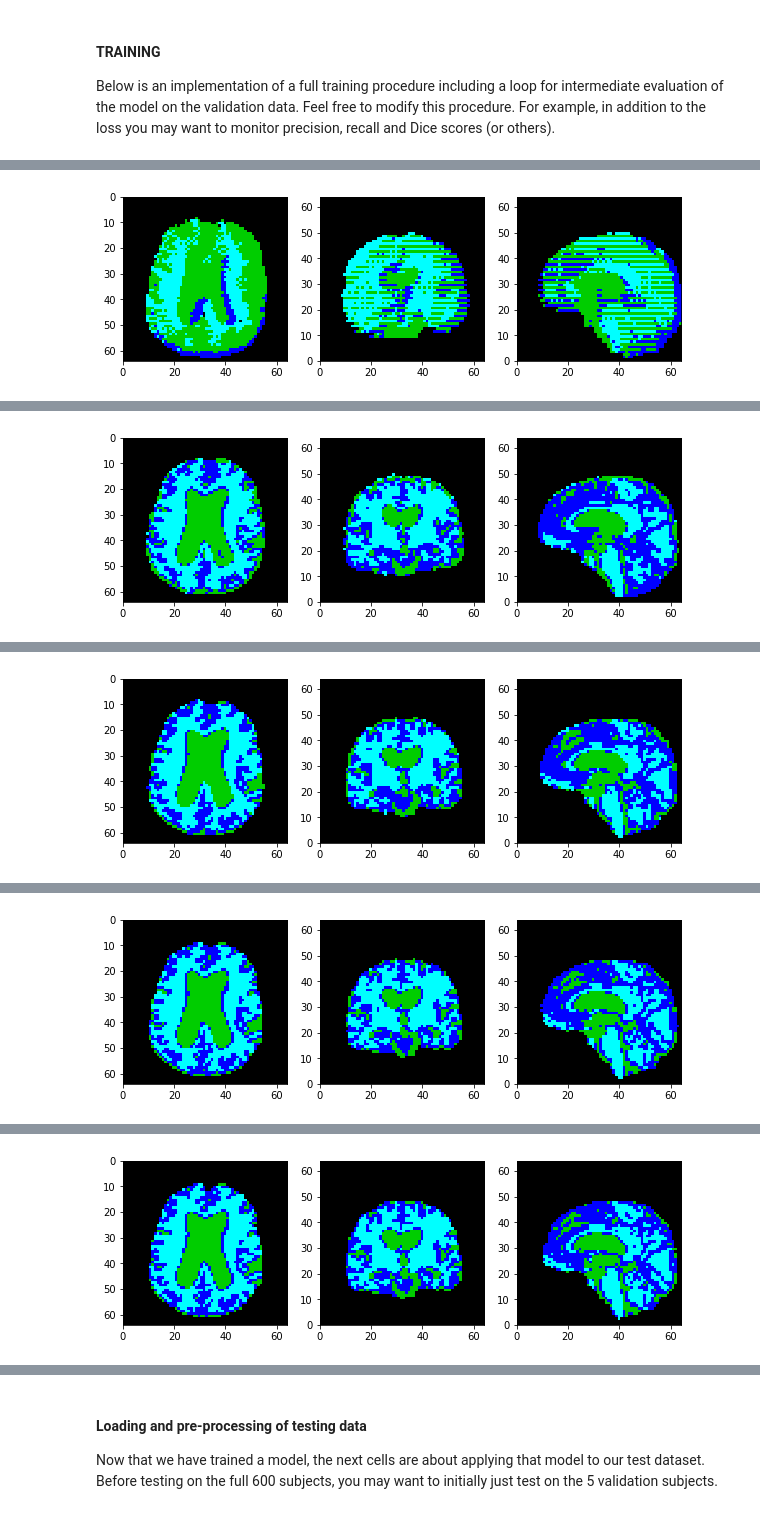
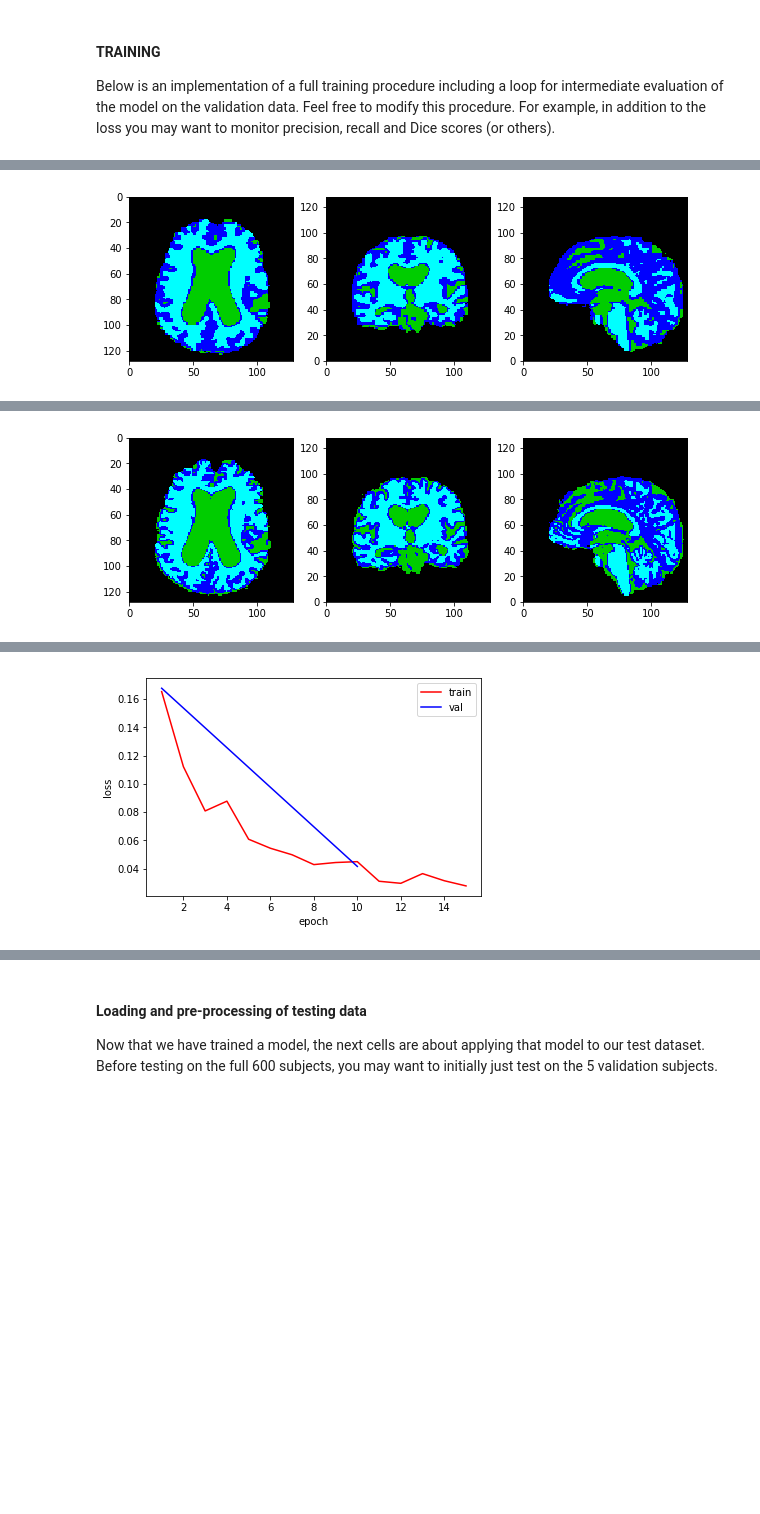
Before and after one commit to 94929/age-regression-from-brain-mri-images, a Jupyter notebook: mli-coursework-2/MLI-CW-2.ipynb, the cells around one changed output, grey strips where cells are left out. Saved outputs shown, nothing was run; the diff lists cells and outputs as text; code cells hidden in the pictures; blank space fills up the shorter version.

Commit message:
Improve Task A-1 by modifying the 3D UNet

```diff
--- a/mli-coursework-2/MLI-CW-2.ipynb
+++ b/mli-coursework-2/MLI-CW-2.ipynb
@@ -163,10 +163,10 @@ Here we set some default hyper-parameters and a starting configuration for the i
 # %%
 rnd_seed = 42 #fixed random seed
 
-img_size = [64, 64, 64]
-img_spacing = [3, 3, 3]
+img_size = [128, 128, 128]
+img_spacing = [1.5, 1.5, 1.5]
 
-num_epochs = 100
+num_epochs = 15
 learning_rate = 0.001
 batch_size = 2
 val_interval = 10
@@ -359,7 +446,7 @@ if not os.path.exists(model_dir):
 #fix random seed
 torch.manual_seed(rnd_seed)
 
-model = UNet3D(in_dim=1, out_dim=num_classes).to(device)
+model = Modified3DUNet(1, num_classes).to(device)
 model.train()
 
 optimizer = torch.optim.Adam(model.parameters(), lr=learning_rate)
@@ -375,7 +462,7 @@ for epoch in range(1, num_epochs + 1):
     for batch_idx, batch_samples in enumerate(dataloader_train):
         img, seg = batch_samples['img'].to(device), batch_samples['seg'].to(device)
         optimizer.zero_grad()
-        prd = model(img)
+        prd = model(img)[1]
         prd_flat = prd.view(prd.size(0), prd.size(1), -1)
         seg_flat = seg.view(seg.size(0), seg.size(1), -1)
         loss = F.cross_entropy(prd_flat, seg_flat.squeeze(1))
@@ -393,7 +480,7 @@ for epoch in range(1, num_epochs + 1):
         with torch.no_grad():
             for data_sample in dataloader_val:
                 img, seg = data_sample['img'].to(device), data_sample['seg'].to(device)
-                prd = model(img)
+                prd = model(img)[1]
                 prd_flat = prd.view(prd.size(0), prd.size(1), -1)
                 seg_flat = seg.view(seg.size(0), seg.size(1), -1)
                 loss_val += F.cross_entropy(prd_flat, seg_flat.squeeze(1), reduction='sum').item()
@@ -430 +517 @@ START TRAINING...
-[figure, old version]
+[figure, new version]
@@ -443 +530 @@ START TRAINING...
-[figure, old version]
+[figure, new version]
@@ -457 +539 @@ START TRAINING...
-[figure, old version]
+[figure, new version]
@@ -471 +539,0 @@ START TRAINING...
-[figure, removed]
@@ -485 +539,0 @@ START TRAINING...
-[figure, removed]
```
Also changed, not shown: parts of 17 cells of this notebook.
